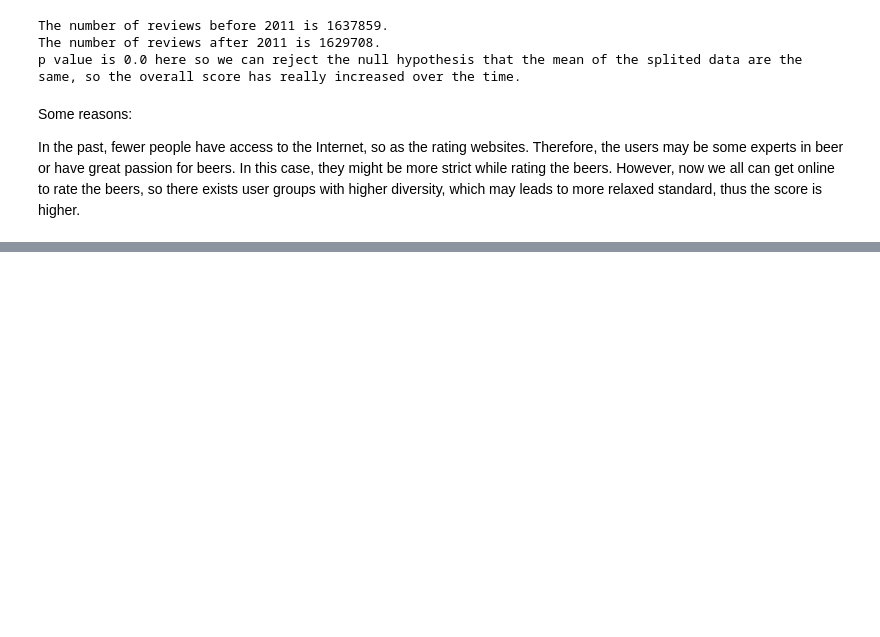
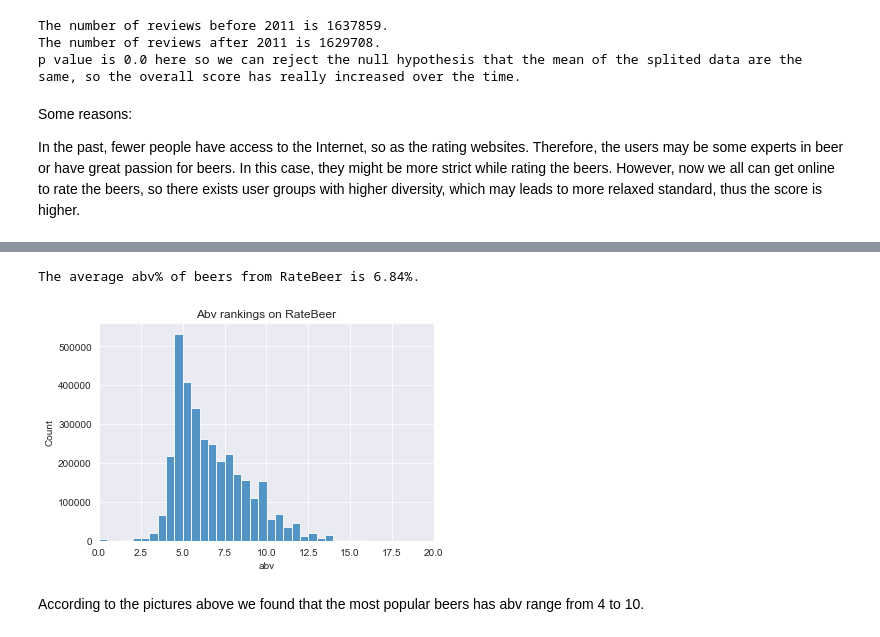
Before and after one commit to PeterYYZhang/2022, a Jupyter notebook: projectM1/Project2_final.ipynb, the cells around one changed output, grey strips where cells are left out. Cells and saved outputs as stored; diff of their text form; code cells hidden in the pictures; blank space fills up the shorter version.

```diff
--- a/projectM1/Project2_final.ipynb
+++ b/projectM1/Project2_final.ipynb
@@ -734,0 +1031,5 @@ However, now we all can get online to rate the beers, so there exists user group
+# %%
+list_value_rb = df_rating_rb[column_list].values
+list_value_scaler_rb = min_max_scaler.fit_transform(list_value_rb) * 5
+data_temp_rb = pd.DataFrame(list_value_scaler_rb,columns=column_list,index = df_rating_rb.index)
+df_rating_rb[column_list] = data_temp_rb
@@ -734,0 +1058,6 @@ However, now we all can get online to rate the beers, so there exists user group
+# %%
+df_rating_rb['average'] = df_rating_rb[['appearance','aroma','palate','taste']].mean(axis = 1)
+df_rating_rb['diff'] = np.abs(df_rating_rb['overall']-df_rating_rb['average'])
+df_rating_rb = df_rating_rb[df_rating_rb['diff'] <1.5]
+df_rating_rb = df_rating_rb.drop(columns=['average','diff'])
+df_rating_rb.shape
@@ -734,0 +1088,4 @@ However, now we all can get online to rate the beers, so there exists user group
+# %%
+# Load user date on RateBeer website
+df_user_rb = pd.read_csv('RateBeer/users.csv')
+df_user_rb.head()
@@ -734,0 +1099,4 @@ However, now we all can get online to rate the beers, so there exists user group
+# %%
+# Merge data based on user id in order to get users' location
+region_rb = pd.merge(df_rating_rb, df_user_rb, how="left", left_on='user_id', right_on='user_id')
+region_rb.head()
@@ -734,0 +1217,14 @@ However, now we all can get online to rate the beers, so there exists user group
+# %%
+avg_rb_abv = region_rb.abv.mean()
+avg_rb_abv = round(avg_rb_abv, 2)
+print(f'The average abv% of beers from RateBeer is {avg_rb_abv}%.')
+fig, ax = plt.subplots()
+ax.set_xlim(0, 20)
+sns.histplot(region_rb.abv, binwidth=0.5, ax=ax)
+plt.title("Abv rankings on RateBeer")
+plt.show()
+# %% [output]
+The average abv% of beers from RateBeer is 6.84%.
+[figure, added]
+# %% [markdown]
+According to the pictures above we found that the most popular beers has abv range from 4 to 10.
```
Also changed, not shown: parts of 108 cells of this notebook.
